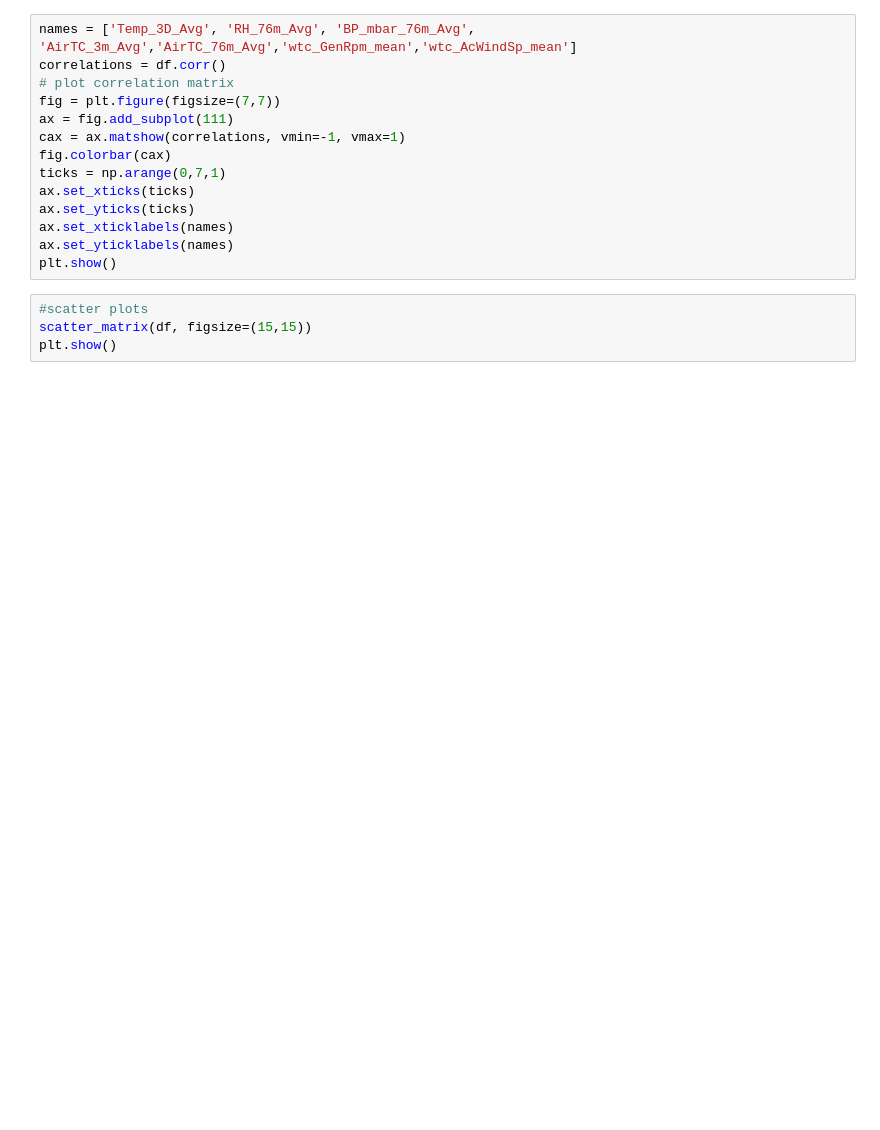
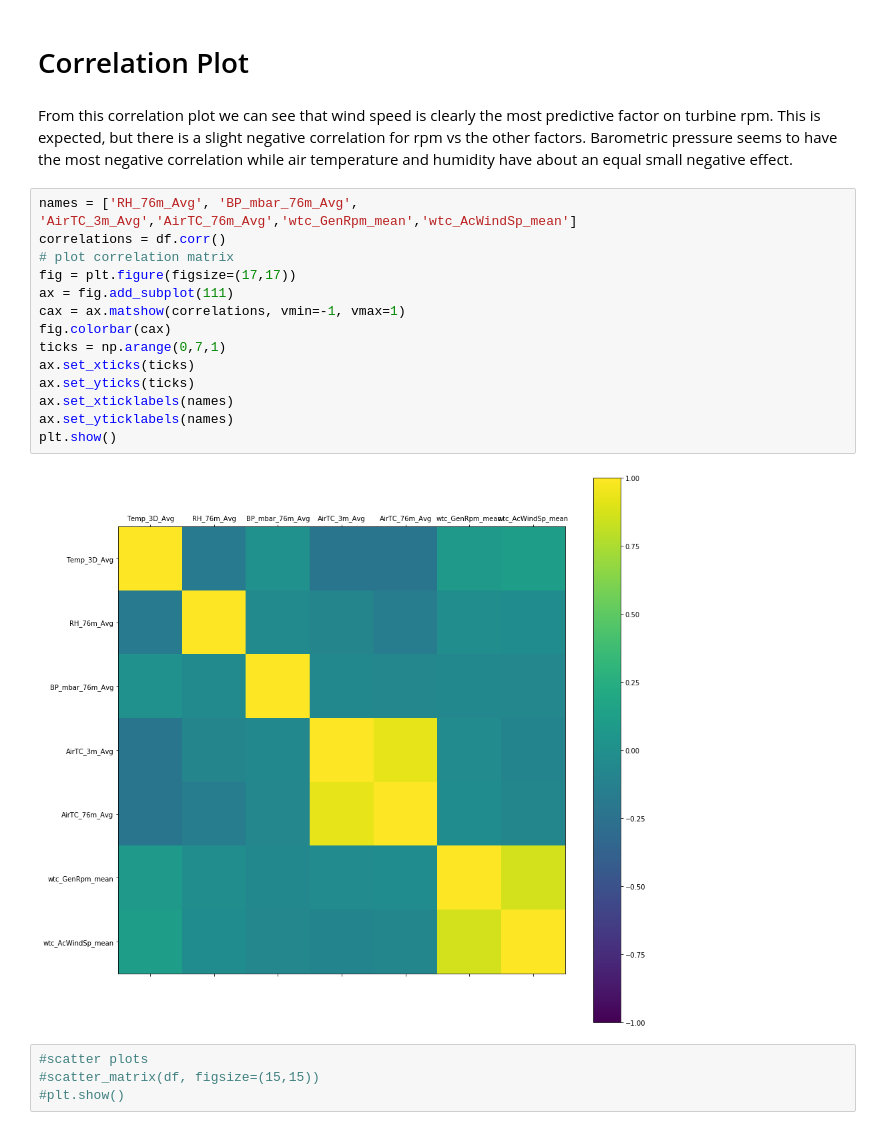
Before and after one commit to CaseyRMartinez/DataMiningProject1, a Jupyter notebook: MetTower (1).ipynb, the cells around one changed output. Saved outputs shown, nothing was run; the diff lists cells and outputs as text; blank space fills up the shorter version.

```diff
--- a/MetTower (1).ipynb
+++ b/MetTower (1).ipynb
@@ -161,18 +186,24 @@ plt.show()
+# %% [markdown]
+# Correlation Plot
+# %% [markdown]
+From this correlation plot we can see that wind speed is clearly the most predictive factor on turbine rpm. This is expected, but there is a slight negative correlation for rpm vs the other factors. Barometric pressure seems to have the most negative correlation while air temperature and humidity have about an equal small negative effect.
 # %%
-names = ['Temp_3D_Avg', 'RH_76m_Avg', 'BP_mbar_76m_Avg', 'AirTC_3m_Avg','AirTC_76m_Avg','wtc_GenRpm_mean','wtc_AcWindSp_mean']
+names = ['RH_76m_Avg', 'BP_mbar_76m_Avg', 'AirTC_3m_Avg','AirTC_76m_Avg','wtc_GenRpm_mean','wtc_AcWindSp_mean']
 correlations = df.corr()
 # plot correlation matrix
-fig = plt.figure(figsize=(7,7))
+fig = plt.figure(figsize=(17,17))
 ax = fig.add_subplot(111)
 cax = ax.matshow(correlations, vmin=-1, vmax=1)
 fig.colorbar(cax)
 ticks = np.arange(0,7,1)
 ax.set_xticks(ticks)
 ax.set_yticks(ticks)
 ax.set_xticklabels(names)
 ax.set_yticklabels(names)
 plt.show()
+# %% [output]
+[figure, added]
 # %%
 #scatter plots
-scatter_matrix(df, figsize=(15,15))
-plt.show()
+#scatter_matrix(df, figsize=(15,15))
+#plt.show()
```
Also changed, not shown: parts of 14 cells of this notebook.
